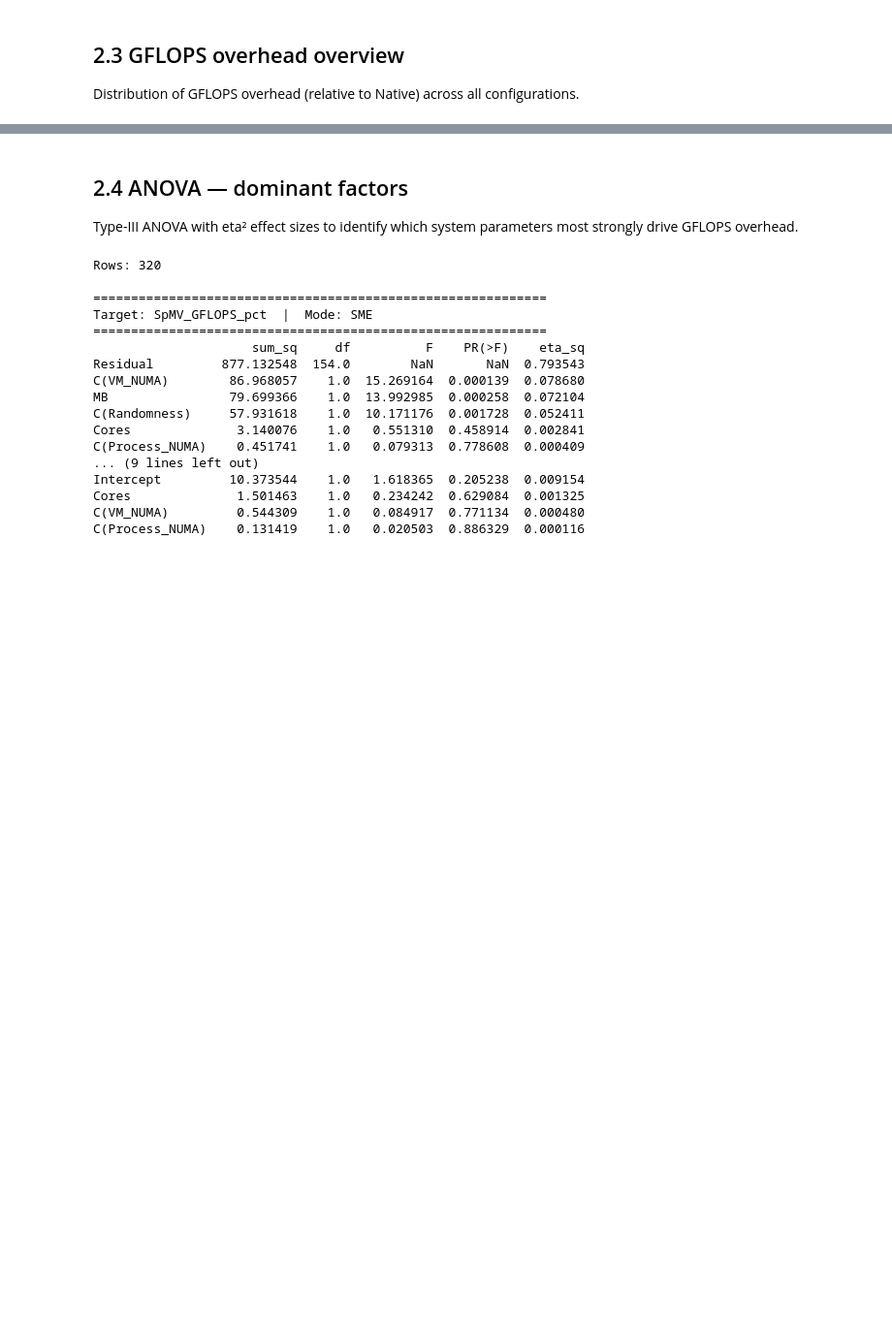
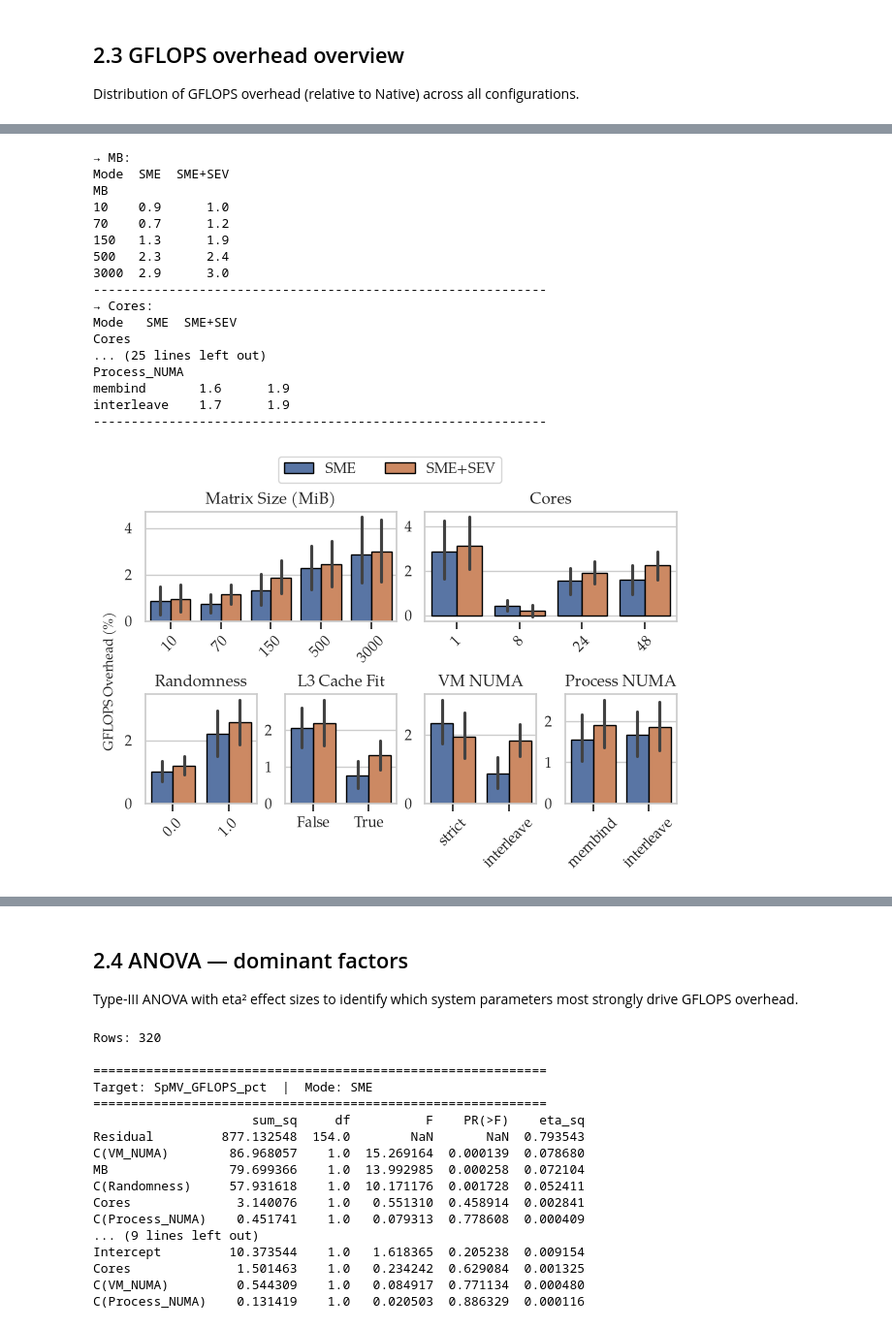
Before and after one commit to engelsm/AMD-CC-Perf, a Jupyter notebook: benchmark/spmv/spmv_analysis.ipynb, the cells around one changed output, grey strips where cells are left out. Shown at 97% size. Drawn from its saved outputs; the diff is of its cells as text; code cells hidden in the pictures; blank space fills up the shorter version.

```diff
--- a/benchmark/spmv/spmv_analysis.ipynb
+++ b/benchmark/spmv/spmv_analysis.ipynb
@@ -835,3 +829,30 @@ plt.show()
+# %%
+# GFLOPS overhead (vs Native) across all system dimensions, including L3 cache fit.
+plot_metric_by_dimensions(
+    overhead_df, 'SpMV_GFLOPS_pct', 'GFLOPS Overhead (%)',
+    top=False, figname='overhead_per_dim.pdf',
+    palette=MODE_PALETTE_2, legend=True,
+    bottom_metrics=('Randomness', 'L3_fit', 'VM_NUMA', 'Process_NUMA'),
+)
+# %% [output]
+→ MB:
+Mode  SME  SME+SEV
+MB
+10    0.9      1.0
+70    0.7      1.2
+150   1.3      1.9
+500   2.3      2.4
+3000  2.9      3.0
+------------------------------------------------------------
+→ Cores:
+Mode   SME  SME+SEV
+Cores
+... (25 lines left out)
+Process_NUMA
+membind       1.6      1.9
+interleave    1.7      1.9
+------------------------------------------------------------
+[figure, added]
 # %%
 for mode in ('SME', 'SME+SEV'):
     n_low   = ((overhead_df['Mode'] == mode) & (overhead_df['SpMV_GFLOPS_pct'] < 1)).sum()
```
Also changed, not shown: parts of 14 cells of this notebook, 3 other files.
